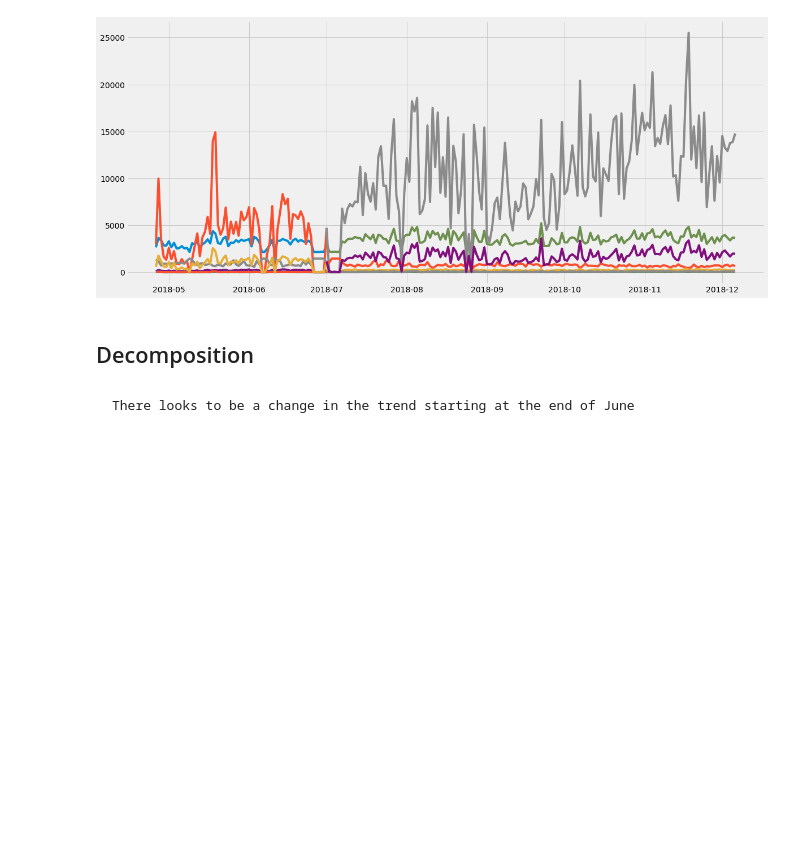
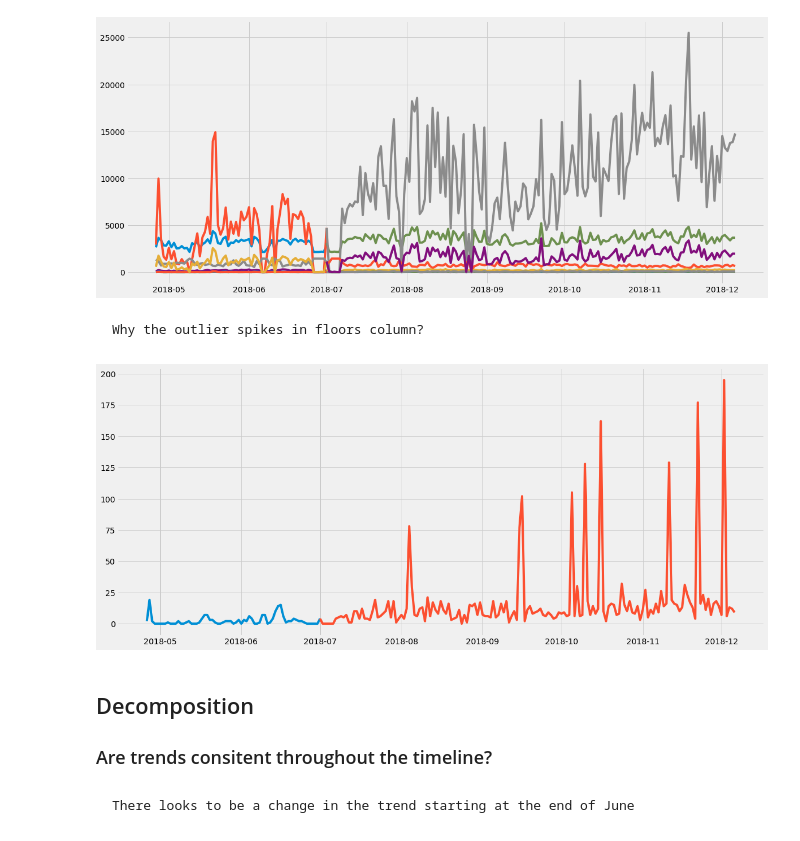
Before and after one commit to CrapWork/time-series, a Jupyter notebook: bare-bones.ipynb, the cells around one changed output. Cells and saved outputs as stored; diff of their text form; code cells hidden in the pictures; blank space fills up the shorter version.

```diff
--- a/bare-bones.ipynb
+++ b/bare-bones.ipynb
@@ -126,8 +123,17 @@ plt.pyplot.plot(post_event)
 plt.pyplot.show()
 # %% [output]
 [figure]
-# %% [markdown]
-## Decomposition
+# %% [markdown]
+    Why the outlier spikes in floors column?
+# %%
+plt.pyplot.plot(pre_event.Floors)
+plt.pyplot.plot(post_event.Floors)
+plt.pyplot.show()
+# %% [output]
+[figure, added]
+# %% [markdown]
+## Decomposition
+### Are trends consitent throughout the timeline?
 # %%
 #The steps is very out of range from the rest of the columns. It's dropped for visual purposes.
 all_time = seasonal_decompose(df2.drop('Steps',axis=1), model='additive')
```
Also changed, not shown: parts of 25 cells of this notebook, 5 other files.
